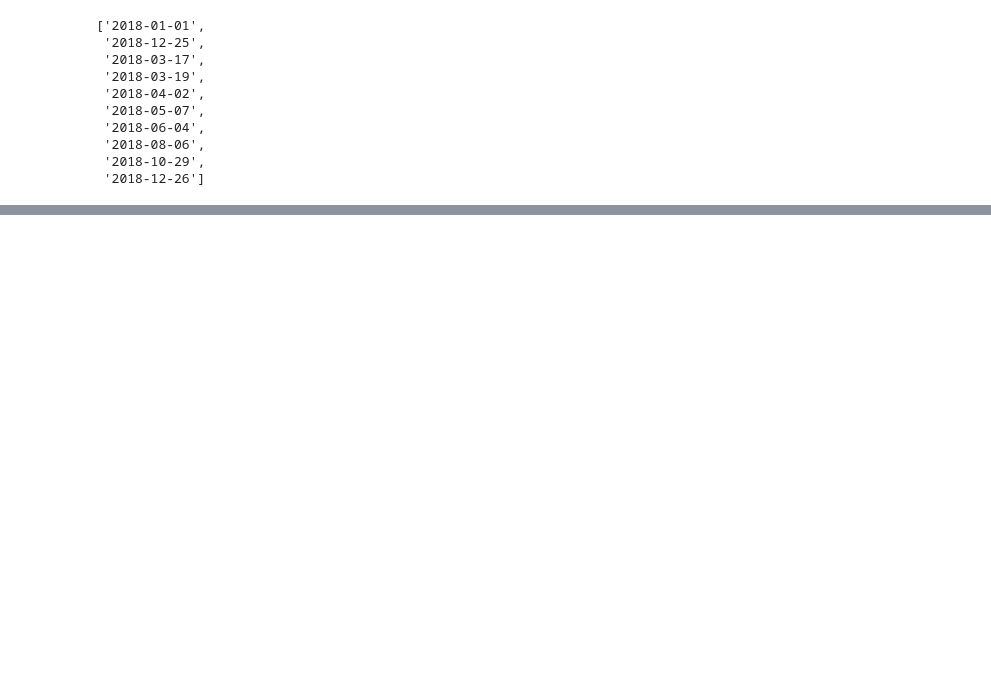
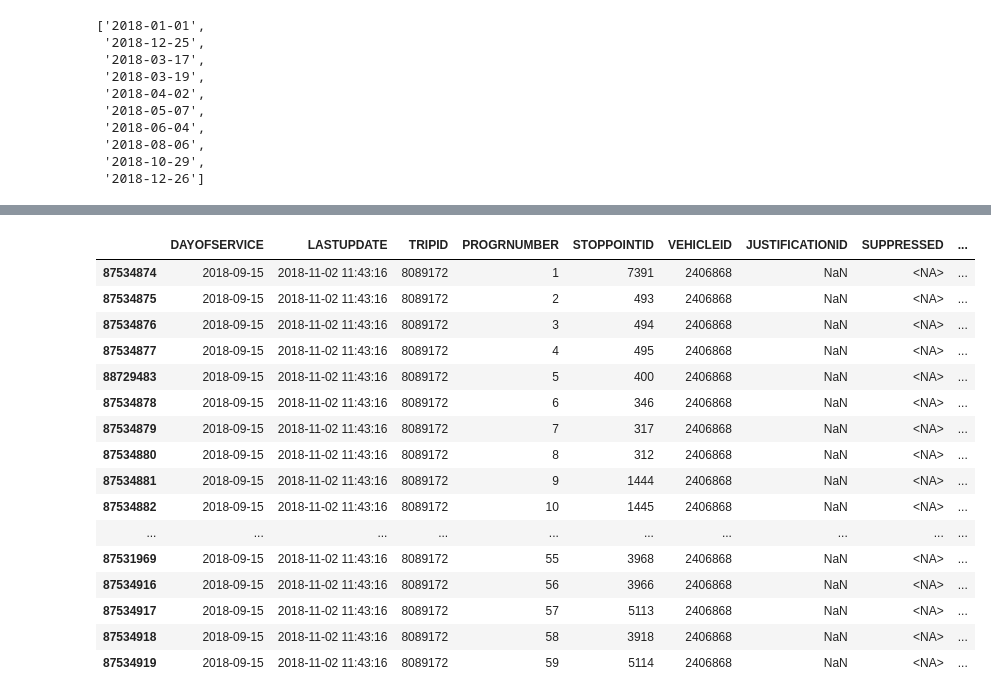
Before and after one commit to CityRoute/Data-Analytics-CityRoute, a Jupyter notebook: Faye_ExtraFeatures.ipynb, the cells around one changed output, grey strips where cells are left out. Cells and saved outputs as stored; diff of their text form; code cells hidden in the pictures; blank space fills up the shorter version.

Commit message:
Experimented with grouping tripid's without sql query

```diff
--- a/Faye_ExtraFeatures.ipynb
+++ b/Faye_ExtraFeatures.ipynb
@@ -47,0 +64,9 @@ df.tail(5)
+# %%
+leavetimes = pd.read_feather('/home/faye/data/leavetimes_cleaned_1.feather')
+# %%
+datetime_columns = ['DAYOFSERVICE', 'LASTUPDATE']
+for column in datetime_columns:
+    leavetimes[column] = pd.to_datetime(leavetimes[column])
+# %%
+leavetimes = leavetimes.sort_values(by='PROGRNUMBER')
+grouped_leavetimes = leavetimes.groupby(by='TRIPID')
@@ -47,0 +99,21 @@ df.tail(5)
+# %%
+v = leavetimes.loc[(leavetimes['TRIPID']==8089172) & (leavetimes['DAYOFSERVICE']=='2018-09-15 00:00:00')]
+v['']
+# %% [output]
+|  | DAYOFSERVICE | LASTUPDATE | TRIPID | PROGRNUMBER | STOPPOINTID | VEHICLEID | JUSTIFICATIONID | SUPPRESSED | ... |
+| 87534874 | 2018-09-15 | 2018-11-02 11:43:16 | 8089172 | 1 | 7391 | 2406868 | NaN | <NA> | ... |
+| 87534875 | 2018-09-15 | 2018-11-02 11:43:16 | 8089172 | 2 | 493 | 2406868 | NaN | <NA> | ... |
+| 87534876 | 2018-09-15 | 2018-11-02 11:43:16 | 8089172 | 3 | 494 | 2406868 | NaN | <NA> | ... |
+| 87534877 | 2018-09-15 | 2018-11-02 11:43:16 | 8089172 | 4 | 495 | 2406868 | NaN | <NA> | ... |
+| 88729483 | 2018-09-15 | 2018-11-02 11:43:16 | 8089172 | 5 | 400 | 2406868 | NaN | <NA> | ... |
+| 87534878 | 2018-09-15 | 2018-11-02 11:43:16 | 8089172 | 6 | 346 | 2406868 | NaN | <NA> | ... |
+| 87534879 | 2018-09-15 | 2018-11-02 11:43:16 | 8089172 | 7 | 317 | 2406868 | NaN | <NA> | ... |
+| 87534880 | 2018-09-15 | 2018-11-02 11:43:16 | 8089172 | 8 | 312 | 2406868 | NaN | <NA> | ... |
+| 87534881 | 2018-09-15 | 2018-11-02 11:43:16 | 8089172 | 9 | 1444 | 2406868 | NaN | <NA> | ... |
+| 87534882 | 2018-09-15 | 2018-11-02 11:43:16 | 8089172 | 10 | 1445 | 2406868 | NaN | <NA> | ... |
+| ... | ... | ... | ... | ... | ... | ... | ... | ... | ... |
+| 87531969 | 2018-09-15 | 2018-11-02 11:43:16 | 8089172 | 55 | 3968 | 2406868 | NaN | <NA> | ... |
+| 87534916 | 2018-09-15 | 2018-11-02 11:43:16 | 8089172 | 56 | 3966 | 2406868 | NaN | <NA> | ... |
+| 87534917 | 2018-09-15 | 2018-11-02 11:43:16 | 8089172 | 57 | 5113 | 2406868 | NaN | <NA> | ... |
+| 87534918 | 2018-09-15 | 2018-11-02 11:43:16 | 8089172 | 58 | 3918 | 2406868 | NaN | <NA> | ... |
+| 87534919 | 2018-09-15 | 2018-11-02 11:43:16 | 8089172 | 59 | 5114 | 2406868 | NaN | <NA> | ... |
```
Also changed, not shown: parts of 5 cells of this notebook.
